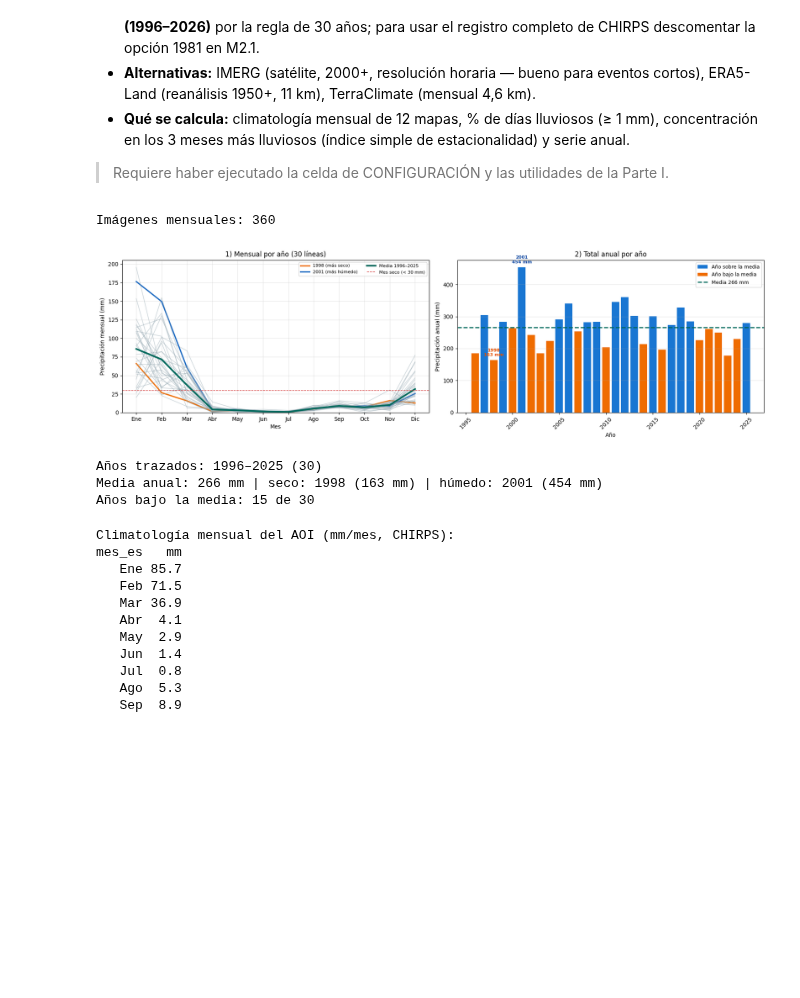
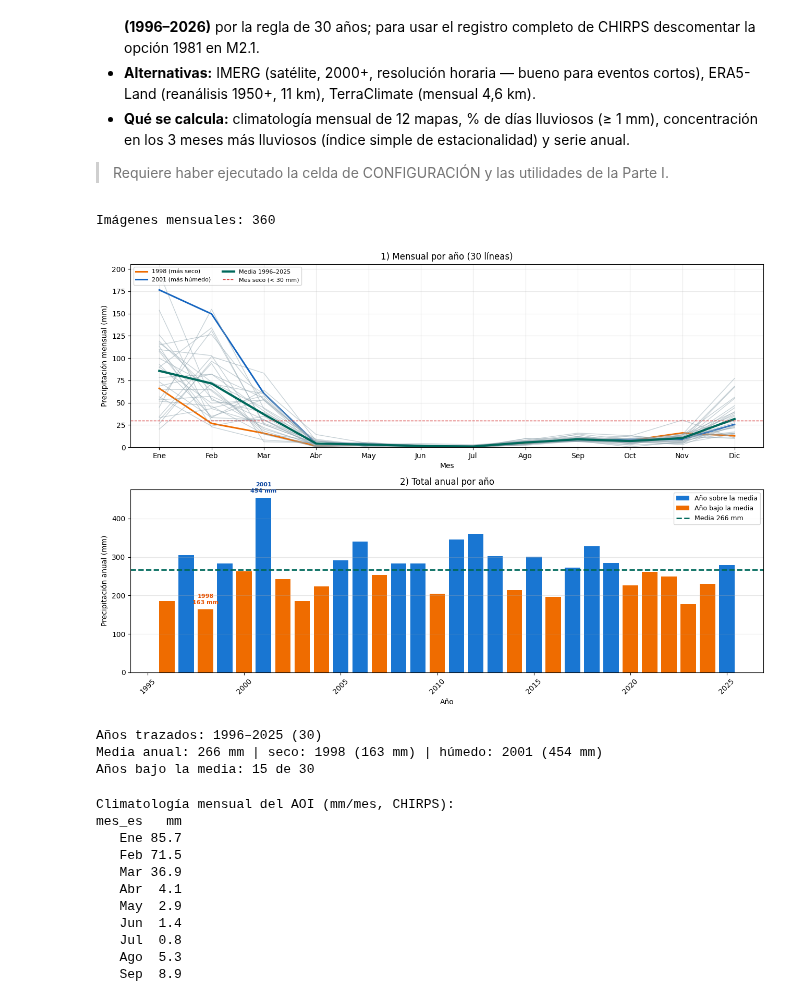
Before and after one commit to AGRIdigital-Climbat/PlantillaMapa, a Jupyter notebook: 02_Precipitacion/01_precipitacion.ipynb, the cells around one changed output. Cells and saved outputs as stored; diff of their text form; code cells hidden in the pictures; blank space fills up the shorter version.

```diff
--- a/02_Precipitacion/01_precipitacion.ipynb
+++ b/02_Precipitacion/01_precipitacion.ipynb
@@ -420,7 +420,7 @@ Map(center=[-19.436538457151894, -67.61413826547428], controls=(WidgetControl(op
 > Requiere haber ejecutado la celda de CONFIGURACIÓN y las utilidades de la Parte I.
 # %%
 # ============================================================
-# M2.1b Precipitación: (izq) mensual por año · (der) anual por año
+# M2.1b Precipitación: (arriba) mensual por año · (abajo) anual por año
 # ============================================================
 import numpy as np
 import pandas as pd
@@ -431,7 +431,6 @@ import ee
 precip = ee.ImageCollection("UCSB-CHG/CHIRPS/DAILY")
 
 # --- FIX: construir la colección mensual CON propiedad "month" ---
-# (reemplaza la llamada a composite_mensual que no la seteaba)
 imgs_mensuales = []
 for y in ANIOS_COMPLETOS:
     for m in MESES:
@@ -475,10 +474,10 @@ anio_seco   = int(tot_anio.idxmin())
 anio_humedo = int(tot_anio.idxmax())
 media_anual = tot_anio.mean()
 
-# --- Figura: dos paneles ---
-fig, ejes = plt.subplots(1, 2, figsize=(17, 5))
+# --- Figura: dos paneles EN DOS FILAS ------------------------------------
+fig, ejes = plt.subplots(2, 1, figsize=(13, 9))
 
-# Izquierda: una línea por año
+# ----- Panel de arriba: mensual por año -----
 ax = ejes[0]
 for anio in df_anios.columns:
     serie = df_anios[anio]
@@ -496,41 +495,41 @@ ax.set_xticks(MESES); ax.set_xticklabels(MESES_ES)
 ax.set_xlabel("Mes"); ax.set_ylabel("Precipitación mensual (mm)")
 ax.set_title(f"1) Mensual por año ({df_anios.shape[1]} líneas)")
 ax.set_ylim(0, None); ax.grid(alpha=0.3)
-ax.legend(fontsize=8, ncol=2)
+ax.legend(fontsize=8, ncol=2, loc="upper left")
 
-# Derecha: barras anuales
+# ----- Panel de abajo: barras anuales -----
 ax2 = ejes[1]
 bajo_media = tot_anio < media_anual
 colores = np.where(bajo_media, "#ef6c00", "#1976d2")
 ax2.bar(tot_anio.index, tot_anio.values, color=colores)
 ax2.axhline(media_anual, color="#00695c", lw=2, ls="--")
 for anio, color in ((anio_seco, "#e65100"), (anio_humedo, "#0d47a1")):
     alto = tot_anio[anio]
     ax2.annotate(f"{anio}\n{alto:,.0f} mm", xy=(anio, alto),
                  xytext=(0, 6), textcoords="offset points",
                  ha="center", va="bottom", fontsize=8, color=color, weight="bold")
 ax2.set_xlabel("Año"); ax2.set_ylabel("Precipitación anual (mm)")
 ax2.set_title("2) Total anual por año")
 ax2.grid(alpha=0.3, axis="y"); ax2.tick_params(axis="x", rotation=45)
 ax2.legend(handles=[
     Patch(facecolor="#1976d2", edgecolor="none", label="Año sobre la media"),
     Patch(facecolor="#ef6c00", edgecolor="none", label="Año bajo la media"),
     plt.Line2D([], [], color="#00695c", lw=2, ls="--",
                label=f"Media {media_anual:,.0f} mm"),
 ], fontsize=9, loc="upper right")
 
 plt.tight_layout()
 plt.show()
 
 print(f"Años trazados: {df_anios.columns.min()}–{df_anios.columns.max()} "
       f"({df_anios.shape[1]})")
 print(f"Media anual: {media_anual:,.0f} mm | seco: {anio_seco} "
       f"({tot_anio[anio_seco]:,.0f} mm) | húmedo: {anio_humedo} "
       f"({tot_anio[anio_humedo]:,.0f} mm)")
 print(f"Años bajo la media: {int(bajo_media.sum())} de {len(tot_anio)}")
 # %% [output]
 Imágenes mensuales: 360
-[figure, old version]
+[figure, new version]
 Años trazados: 1996–2025 (30)
 Media anual: 266 mm | seco: 1998 (163 mm) | húmedo: 2001 (454 mm)
 Años bajo la media: 15 de 30
```
Also changed, not shown: parts of 1 cell of this notebook.
